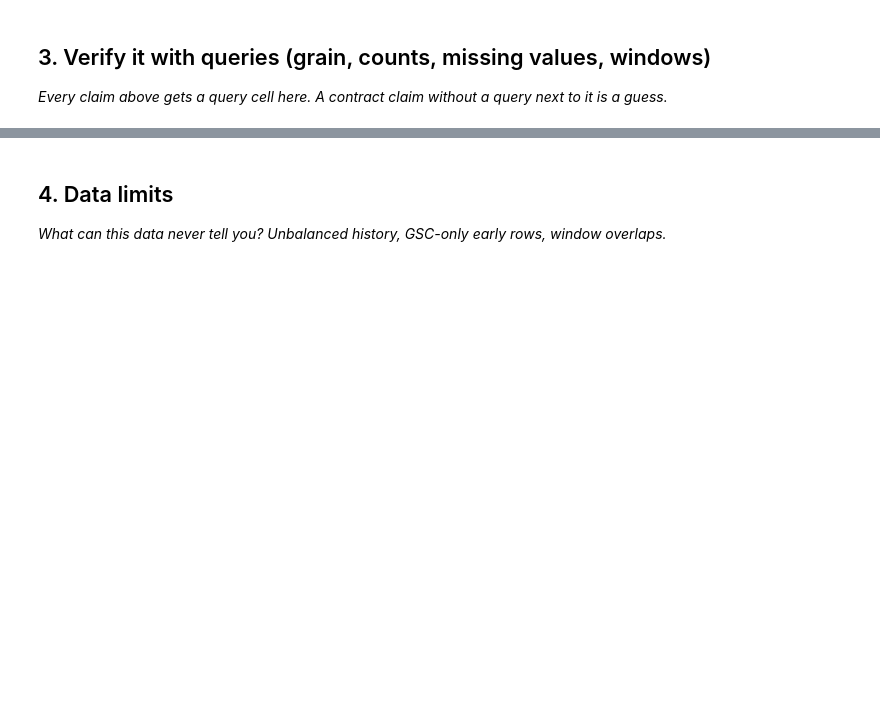
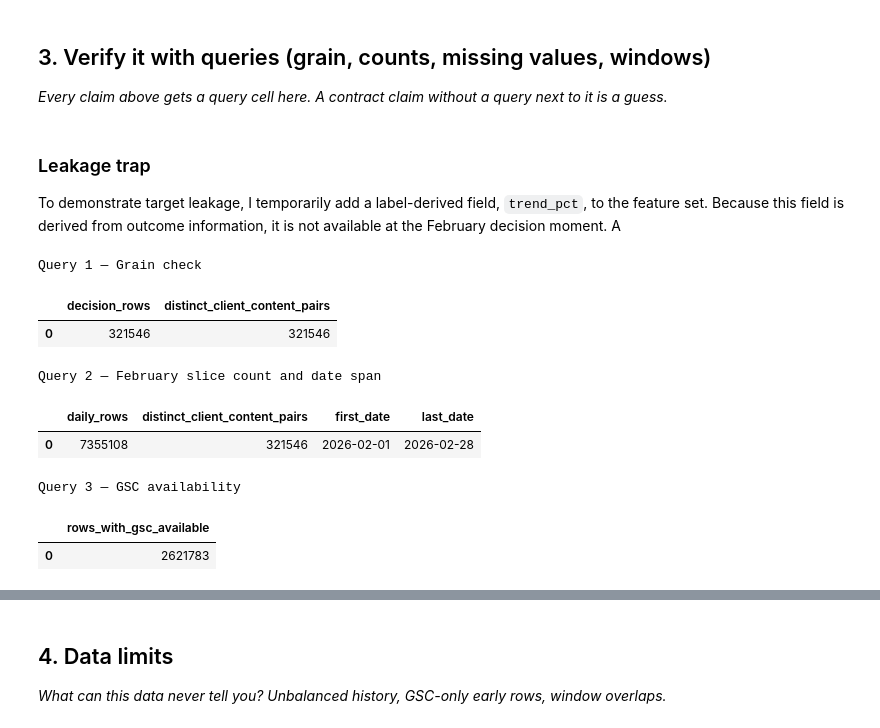
Before and after one commit to palkinsuneja/palkin-flyrank-ml-internship-july-to-sept-2026, a Jupyter notebook: work/notebooks/w03_data_contract.ipynb, the cells around one changed output, grey strips where cells are left out. Drawn from its saved outputs; the diff is of its cells as text; code cells hidden in the pictures; blank space fills up the shorter version.

```diff
--- a/work/notebooks/w03_data_contract.ipynb
+++ b/work/notebooks/w03_data_contract.ipynb
@@ -29,0 +169,66 @@ This skeleton is yours to fill. Work the sections **in order** — each one has
+# %% [markdown]
+### Leakage trap
+
+To demonstrate target leakage, I temporarily add a label-derived field, `trend_pct`, to the feature set. Because this field is derived from outcome information, it is not available at the February decision moment. A
+# %%
+# This cell is for CODE (numbers, a query, a check).
+# Write your text answer in the cell ABOVE this one — typing sentences here breaks Run All.
+# Section 3 — Verify the data contract with three queries
+
+# Query 1 — Grain:
+# After aggregating daily records, one decision row should represent
+# one unique client-content pair.
+grain_check = con.execute(f"""
+SELECT
+    COUNT(*) AS decision_rows,
+    COUNT(DISTINCT client_hash_id || '|' || content_hash_id)
+        AS distinct_client_content_pairs
+FROM (
+    SELECT
+        client_hash_id,
+        content_hash_id
+    FROM {FEB}
+    GROUP BY client_hash_id, content_hash_id
+)
+""").df()
+
+print("Query 1 — Grain check")
+display(grain_check)
+
+
+# Query 2 — February slice row count and date span
+slice_check = con.execute(f"""
+SELECT
+    COUNT(*) AS daily_rows,
+    COUNT(DISTINCT client_hash_id || '|' || content_hash_id)
+        AS distinct_client_content_pairs,
+    MIN(report_date) AS first_date,
+    MAX(report_date) AS last_date
+FROM {FEB}
+""").df()
+
+print("Query 2 — February slice count and date span")
+display(slice_check)
+
+
+# Query 3 — GSC availability
+# Explicit IS TRUE check as required by the assignment.
+availability_check = con.execute(f"""
+SELECT
+    COUNT(*) AS rows_with_gsc_available
+FROM {FEB}
+WHERE gsc_data_available IS TRUE
+""").df()
+
+print("Query 3 — GSC availability")
+display(availability_check)
+# %% [output]
+Query 1 — Grain check
+|  | decision_rows | distinct_client_content_pairs |
+| 0 | 321546 | 321546 |
+Query 2 — February slice count and date span
+|  | daily_rows | distinct_client_content_pairs | first_date | last_date |
+| 0 | 7355108 | 321546 | 2026-02-01 | 2026-02-28 |
+Query 3 — GSC availability
+|  | rows_with_gsc_available |
+| 0 | 2621783 |
```
Also changed, not shown: parts of 17 cells of this notebook.
